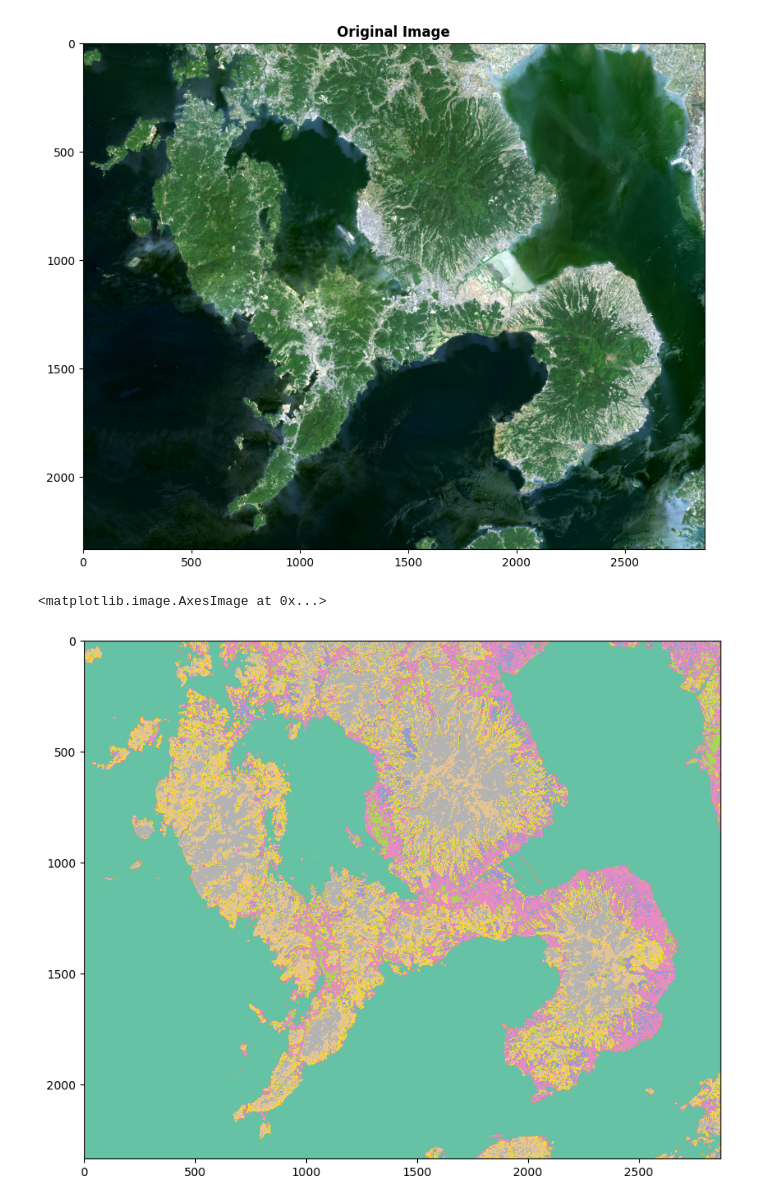
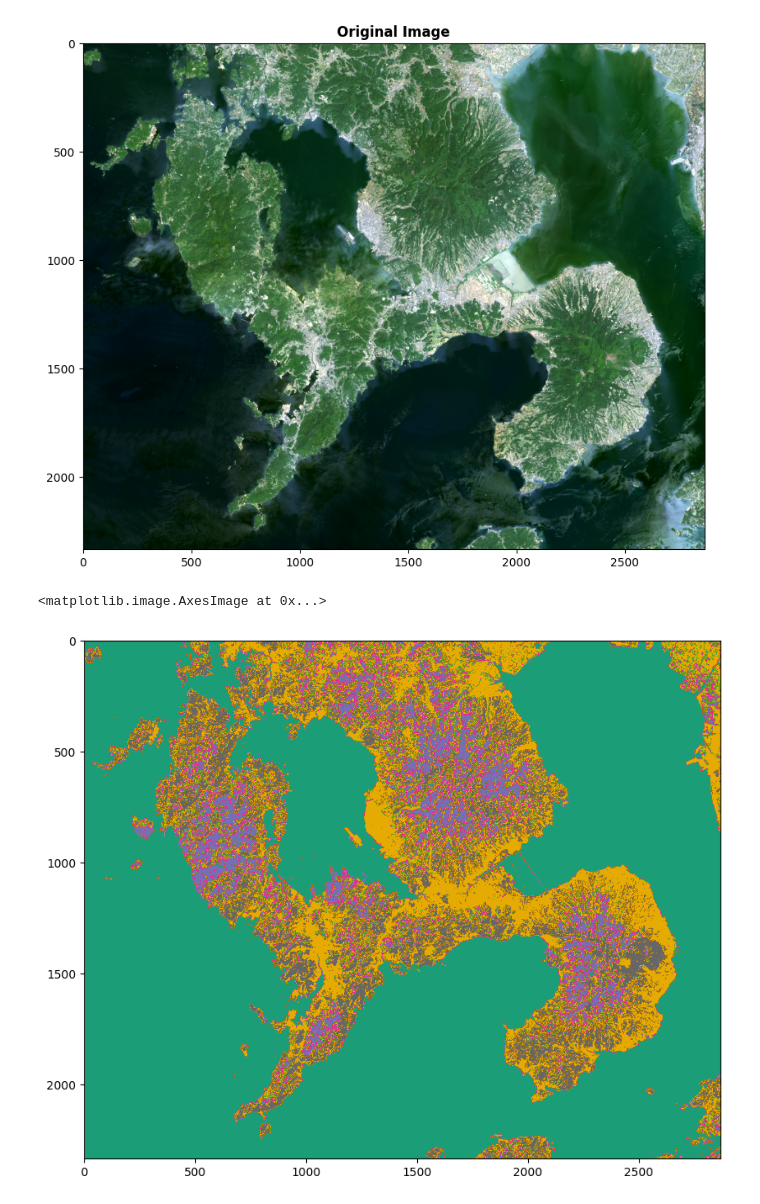
Before and after one commit to edsml-sw4319/Shinka, a Jupyter notebook: Unsupervised Clustering.ipynb, the cells around one changed output. Drawn from its saved outputs; the diff is of its cells as text; code cells hidden in the pictures.

```diff
--- a/Unsupervised Clustering.ipynb
+++ b/Unsupervised Clustering.ipynb
@@ -35,4 +36,6 @@ X = arr_reshaped.copy()
 # %% [output]
 (2334, 2868, 8)
 # %%
-kmeans = KMeans(n_clusters=5, random_state=0, n_init="auto").fit(X)
+n_clusters = 4
+
+kmeans = KMeans(n_clusters=n_clusters, random_state=0, n_init="auto").fit(X)
@@ -97,7 +97,7 @@ show(clipped_img, ax=axs, title="Original Image")
 # %%
 # Make the labels over the original image
 fig, axs = plt.subplots(1,1,figsize=(15,8))
-plt.imshow(labels, cmap="Set2")
+plt.imshow(labels, cmap="Dark2")
 # %% [output]
 <matplotlib.image.AxesImage at 0x...>
-[figure, old version]
+[figure, new version]
```
Also changed, not shown: parts of 2 cells of this notebook, 1 other file.
